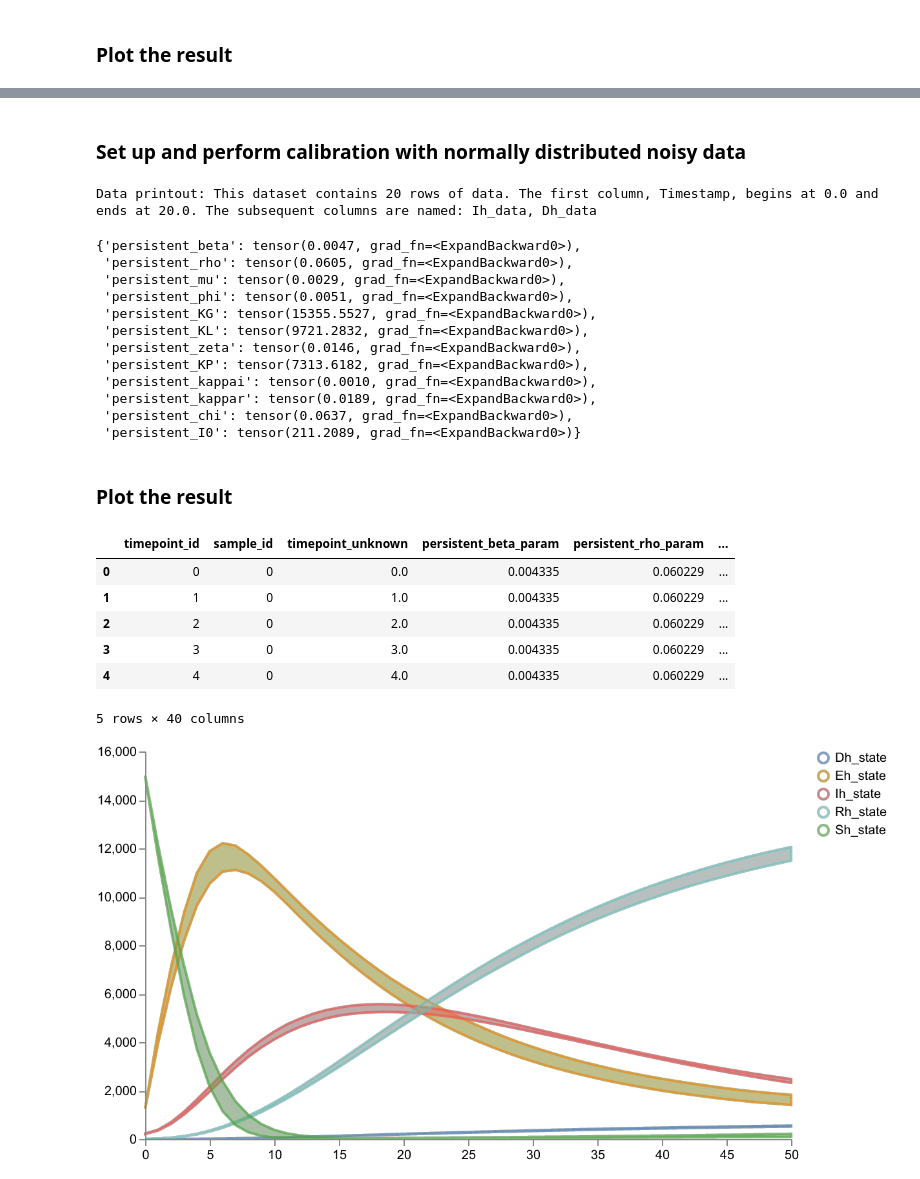
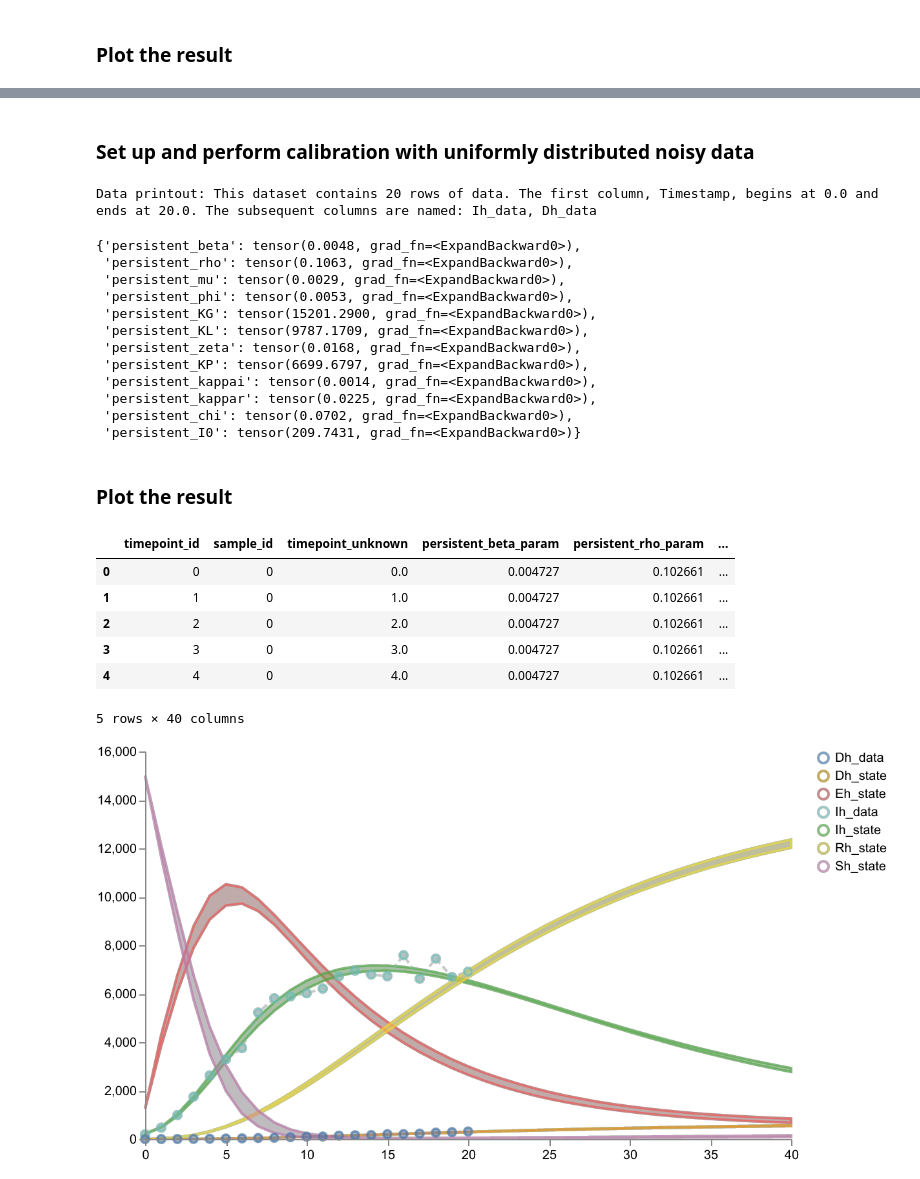
Before and after one commit to sabinala/pyciemss, a Jupyter notebook: docs/source/Malaria-model.ipynb, the cells around one changed output, grey strips where cells are left out. Saved outputs shown, nothing was run; the diff lists cells and outputs as text; code cells hidden in the pictures.

```diff
--- a/docs/source/Malaria-model.ipynb
+++ b/docs/source/Malaria-model.ipynb
@@ -354,9 +356,9 @@ with open("malaria_model.json", 'w') as fh:
 ### Set model path and parameters for sampling
 # %%
 model = "malaria_model.json"
-num_samples = 200
+num_samples = 500
 start_time = 0.0
-end_time = 50.0
+end_time = 40.0
 logging_step_size = 1.0
 # %% [markdown]
 ### Sample from model prior distribution and plot the results
@@ -459,7 +463,7 @@ gaussian_df.to_csv('synth_data_gaussian.csv', index=False)
 # %%
 dataset1 = 'synth_data_gaussian.csv'
 data_mapping = {'Ih_data': 'Ih', 'Dh_data': 'Dh'}
-num_iterations = 100
+num_iterations = 200
 
 calibrated_result1 = pyciemss.calibrate(model, dataset1, data_mapping=data_mapping, num_iterations=num_iterations)
 parameter_estimates1 = calibrated_result1["inferred_parameters"]
@@ -571,47 +546,51 @@ plt.show()
 # %% [markdown]
-### Set up and perform calibration with normally distributed noisy data
+### Set up and perform calibration with uniformly distributed noisy data
 # %%
-dataset1 = 'synth_data_unif.csv'
+dataset2 = 'synth_data_unif.csv'
 data_mapping = {'Ih_data': 'Ih', 'Dh_data': 'Dh'}
-num_iterations = 300
 
-calibrated_result1 = pyciemss.calibrate(model, dataset1, data_mapping=data_mapping, num_iterations=num_iterations)
-parameter_estimates1 = calibrated_result1["inferred_parameters"]
+calibrated_result2 = pyciemss.calibrate(model, dataset2, data_mapping=data_mapping, num_iterations=num_iterations)
+parameter_estimates2 = calibrated_result2["inferred_parameters"]
 
-display(parameter_estimates1())
+display(parameter_estimates2())
 
-calibrated_sample_result1 = pyciemss.sample(model, end_time, logging_step_size, num_samples,
-                                            start_time=start_time, inferred_parameters=parameter_estimates1)
+calibrated_sample_result2 = pyciemss.sample(model, end_time, logging_step_size, num_samples,
+                                            start_time=start_time, inferred_parameters=parameter_estimates2)
 # %% [output]
 Data printout: This dataset contains 20 rows of data. The first column, Timestamp, begins at 0.0 and ends at 20.0. The subsequent columns are named: Ih_data, Dh_data
-{'persistent_beta': tensor(0.0047, grad_fn=<ExpandBackward0>),
- 'persistent_rho': tensor(0.0605, grad_fn=<ExpandBackward0>),
+{'persistent_beta': tensor(0.0048, grad_fn=<ExpandBackward0>),
+ 'persistent_rho': tensor(0.1063, grad_fn=<ExpandBackward0>),
  'persistent_mu': tensor(0.0029, grad_fn=<ExpandBackward0>),
- 'persistent_phi': tensor(0.0051, grad_fn=<ExpandBackward0>),
- 'persistent_KG': tensor(15355.5527, grad_fn=<ExpandBackward0>),
- 'persistent_KL': tensor(9721.2832, grad_fn=<ExpandBackward0>),
- 'persistent_zeta': tensor(0.0146, grad_fn=<ExpandBackward0>),
- 'persistent_KP': tensor(7313.6182, grad_fn=<ExpandBackward0>),
- 'persistent_kappai': tensor(0.0010, grad_fn=<ExpandBackward0>),
- 'persistent_kappar': tensor(0.0189, grad_fn=<ExpandBackward0>),
- 'persistent_chi': tensor(0.0637, grad_fn=<ExpandBackward0>),
- 'persistent_I0': tensor(211.2089, grad_fn=<ExpandBackward0>)}
+ 'persistent_phi': tensor(0.0053, grad_fn=<ExpandBackward0>),
+ 'persistent_KG': tensor(15201.2900, grad_fn=<ExpandBackward0>),
+ 'persistent_KL': tensor(9787.1709, grad_fn=<ExpandBackward0>),
+ 'persistent_zeta': tensor(0.0168, grad_fn=<ExpandBackward0>),
+ 'persistent_KP': tensor(6699.6797, grad_fn=<ExpandBackward0>),
+ 'persistent_kappai': tensor(0.0014, grad_fn=<ExpandBackward0>),
+ 'persistent_kappar': tensor(0.0225, grad_fn=<ExpandBackward0>),
+ 'persistent_chi': tensor(0.0702, grad_fn=<ExpandBackward0>),
+ 'persistent_I0': tensor(209.7431, grad_fn=<ExpandBackward0>)}
 # %% [markdown]
 ### Plot the result
 # %%
-display(calibrated_sample_result1['data'].head())
+display(calibrated_sample_result2['data'].head())
 
 # Plot results for human states
-schema = plots.trajectories(calibrated_sample_result1["data"], keep=".*h_state")
+data_df = pd.read_csv(dataset2)
+schema = plots.trajectories(
+    calibrated_sample_result2["data"],
+    keep=".*h_state",
+    points=data_df.drop(columns=['Timestamp']).reset_index(drop=True)
+)
 plots.save_schema(schema, "_schema.json")
 plots.ipy_display(schema, dpi=150)
 # %% [output]
 |  | timepoint_id | sample_id | timepoint_unknown | persistent_beta_param | persistent_rho_param | ... |
-| 0 | 0 | 0 | 0.0 | 0.004335 | 0.060229 | ... |
-| 1 | 1 | 0 | 1.0 | 0.004335 | 0.060229 | ... |
-| 2 | 2 | 0 | 2.0 | 0.004335 | 0.060229 | ... |
-| 3 | 3 | 0 | 3.0 | 0.004335 | 0.060229 | ... |
-| 4 | 4 | 0 | 4.0 | 0.004335 | 0.060229 | ... |
+| 0 | 0 | 0 | 0.0 | 0.004727 | 0.102661 | ... |
+| 1 | 1 | 0 | 1.0 | 0.004727 | 0.102661 | ... |
+| 2 | 2 | 0 | 2.0 | 0.004727 | 0.102661 | ... |
+| 3 | 3 | 0 | 3.0 | 0.004727 | 0.102661 | ... |
+| 4 | 4 | 0 | 4.0 | 0.004727 | 0.102661 | ... |
 5 rows × 40 columns
-[figure, old version]
+[figure, new version]
 # %% [markdown]
```
Also changed, not shown: parts of 35 cells of this notebook, 2 other files.
